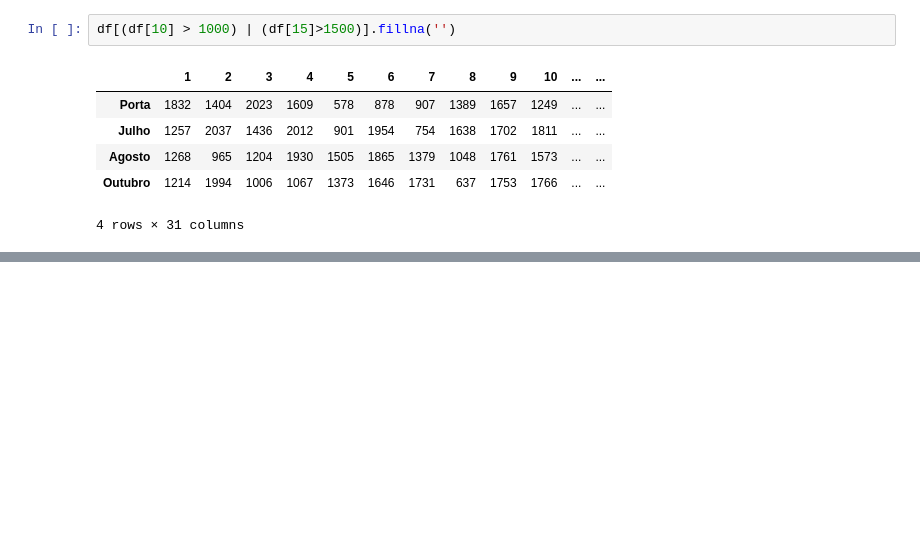
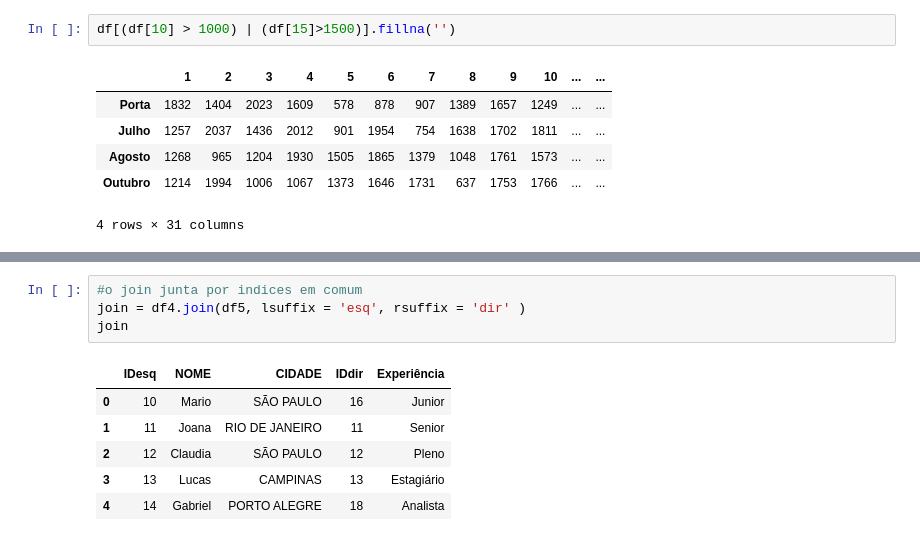
Before and after one commit to henriquemendeselias/DEP, a Jupyter notebook: estudos/01_python_dados/02_pandas/01_pandas.ipynb, the cells around one changed output, grey strips where cells are left out. Drawn from its saved outputs; the diff is of its cells as text; blank space fills up the shorter version.

```diff
--- a/estudos/01_python_dados/02_pandas/01_pandas.ipynb
+++ b/estudos/01_python_dados/02_pandas/01_pandas.ipynb
@@ -247,0 +391,11 @@ df[(df[10] > 1000) | (df[15]>1500)].fillna('')
+# %%
+#o join junta por indices em comum
+join = df4.join(df5, lsuffix = 'esq', rsuffix = 'dir' )
+join
+# %% [output]
+|  | IDesq | NOME | CIDADE | IDdir | Experiência |
+| 0 | 10 | Mario | SÃO PAULO | 16 | Junior |
+| 1 | 11 | Joana | RIO DE JANEIRO | 11 | Senior |
+| 2 | 12 | Claudia | SÃO PAULO | 12 | Pleno |
+| 3 | 13 | Lucas | CAMPINAS | 13 | Estagiário |
+| 4 | 14 | Gabriel | PORTO ALEGRE | 18 | Analista |
```
Also changed, not shown: parts of 22 cells of this notebook, 2 other files.
